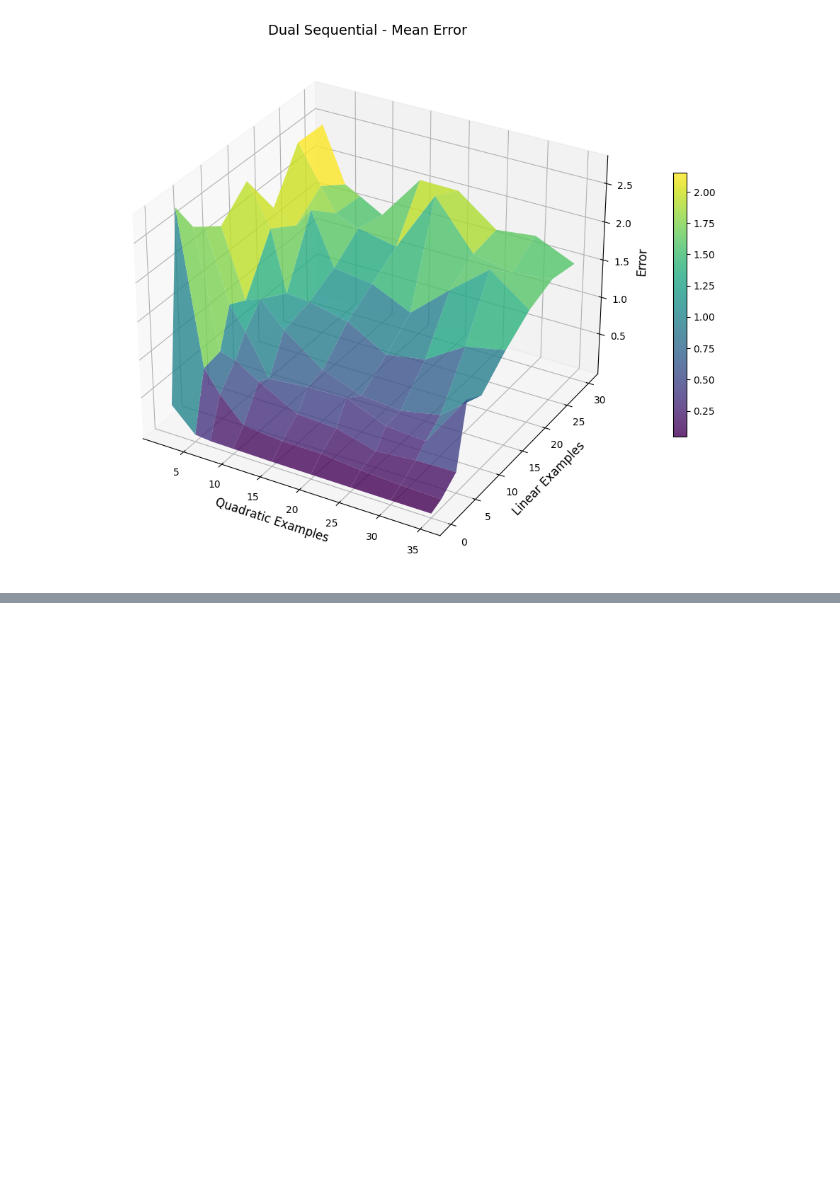
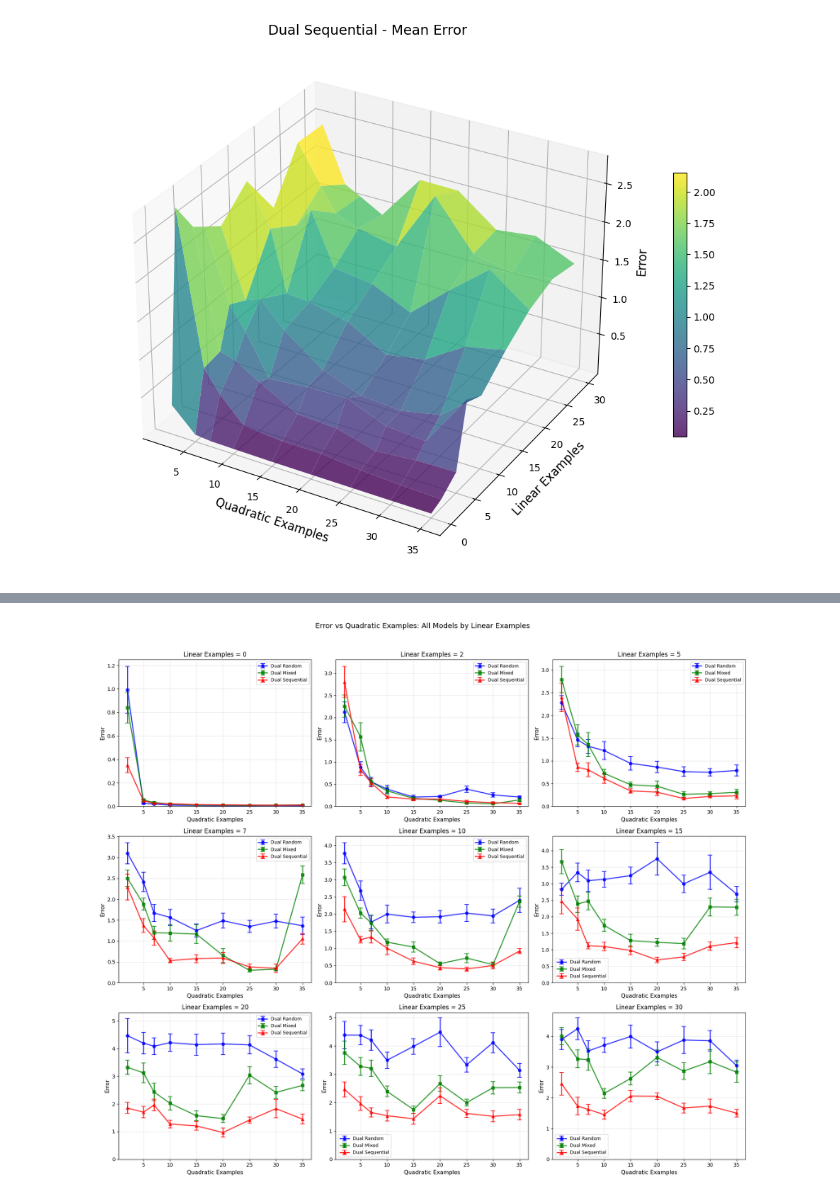
Before and after one commit to nilsvselte/CS182_Project, a Jupyter notebook: src/results.ipynb, the cells around one changed output, grey strips where cells are left out. Cells and saved outputs as stored; diff of their text form; code cells hidden in the pictures; blank space fills up the shorter version.

```diff
--- a/src/results.ipynb
+++ b/src/results.ipynb
@@ -82,0 +236,59 @@ plot_3d_surface(dual_sequential_mean, 'Dual Sequential - Mean Error')
+# %%
+import matplotlib.pyplot as plt
+import numpy as np
+
+# Plot one graph per linear example count, all three models on each
+linear_examples = dual_mixed_mean.index.values
+quadratic_examples = dual_mixed_mean.columns.values
+
+n_plots = len(linear_examples)
+n_cols = 3  # Number of columns in subplot grid
+n_rows = (n_plots + n_cols - 1) // n_cols  # Ceiling division
+
+fig, axes = plt.subplots(n_rows, n_cols, figsize=(18, 5*n_rows))
+axes = axes.flatten() if n_plots > 1 else [axes]
+
+# Colors and markers for each model
+model_styles = {
+    'Dual Random': {'color': 'blue', 'marker': 'o'},
+    'Dual Mixed': {'color': 'green', 'marker': 's'},
+    'Dual Sequential': {'color': 'red', 'marker': '^'}
+}
+
+datasets = [
+    (dual_random_mean, dual_random_sem, 'Dual Random'),
+    (dual_mixed_mean, dual_mixed_sem, 'Dual Mixed'),
+    (dual_sequential_mean, dual_sequential_sem, 'Dual Sequential')
+]
+
+for idx, n_linear in enumerate(linear_examples):
+    ax = axes[idx]
+
+    # Plot all three models on this subplot
+    for mean_df, sem_df, model_name in datasets:
+        mean_values = mean_df.loc[n_linear].values
+        sem_values = sem_df.loc[n_linear].values
+        style = model_styles[model_name]
+
+        ax.errorbar(quadratic_examples, mean_values, yerr=sem_values,
+                    marker=style['marker'], capsize=4, capthick=1.5,
+                    linewidth=2, markersize=6, label=model_name,
+                    color=style['color'], alpha=0.8)
+
+    ax.set_xlabel('Quadratic Examples', fontsize=11)
+    ax.set_ylabel('Error', fontsize=11)
+    ax.set_title(f'Linear Examples = {n_linear}', fontsize=12)
+    ax.grid(True, alpha=0.3)
+    ax.set_ylim(bottom=0)
+    ax.legend(fontsize=9)
+
+# Hide unused subplots
+for idx in range(n_plots, len(axes)):
+    axes[idx].set_visible(False)
+
+plt.suptitle('Error vs Quadratic Examples: All Models by Linear Examples',
+             fontsize=14, y=1.02)
+plt.tight_layout()
+plt.show()
+# %% [output]
+[figure, added]
```
Also changed, not shown: parts of 3 cells of this notebook, 2 other files.
